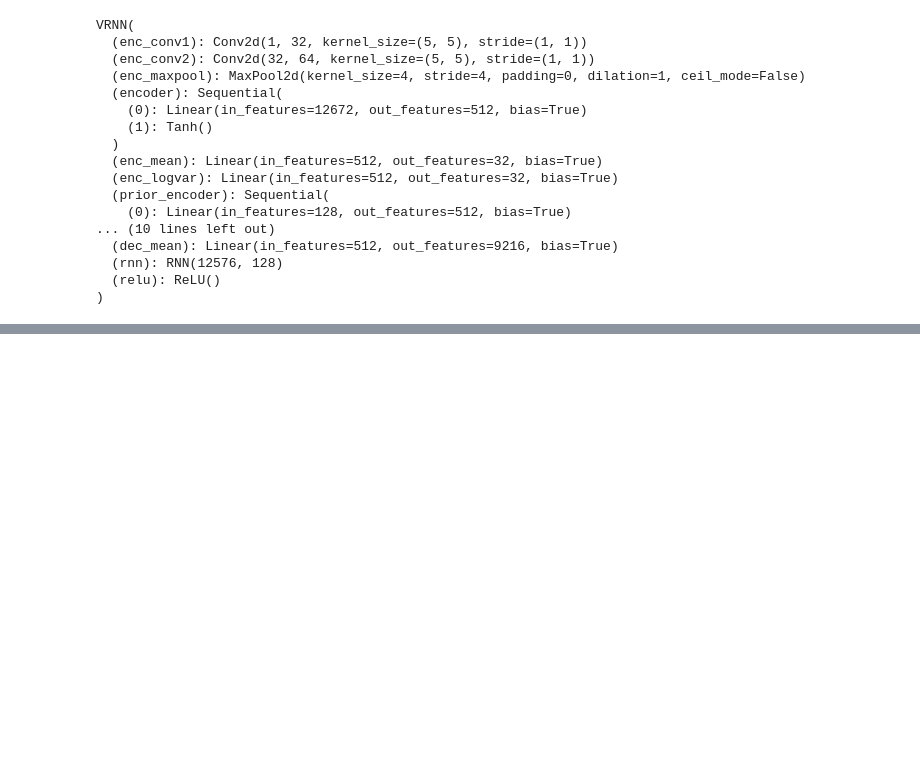
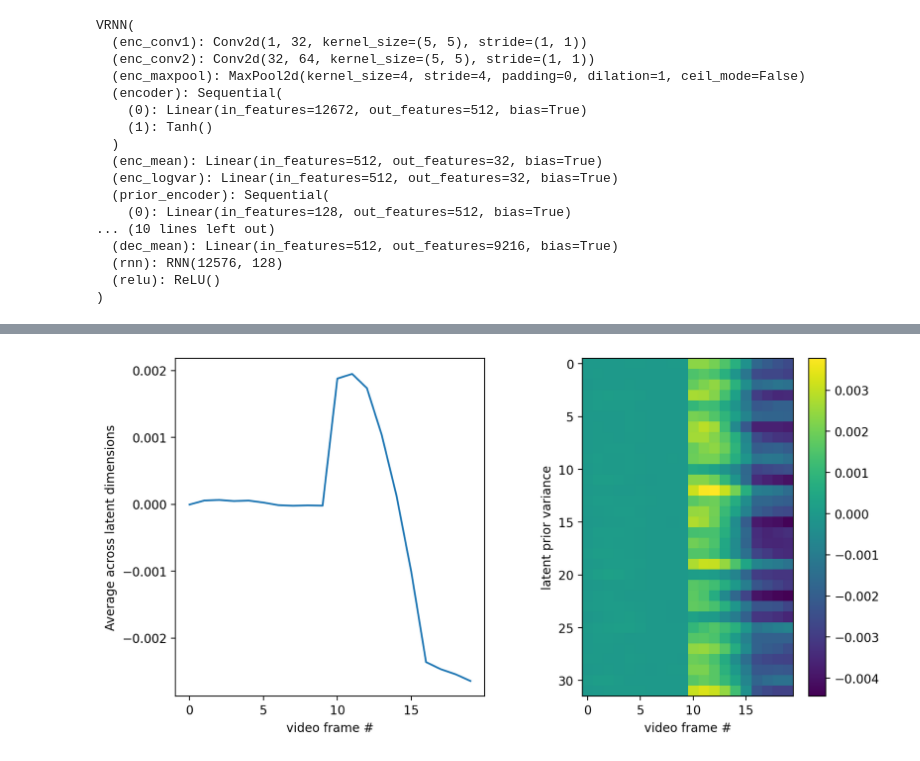
Before and after one commit to FelixHub/serotonin_model, a Jupyter notebook: dvae convolution.ipynb, the cells around one changed output, grey strips where cells are left out. Cells and saved outputs as stored; diff of their text form; code cells hidden in the pictures; blank space fills up the shorter version.

```diff
--- a/dvae convolution.ipynb
+++ b/dvae convolution.ipynb
@@ -323,0 +375,5 @@ plt.show()
+# %%
+var_prior_averaged = compute_average_latent_prior_variance(n_samples=100)
+plot_latent_prior_variance(var_prior_averaged)
+# %% [output]
+[figure, added]
```
Also changed, not shown: parts of 5 cells of this notebook.
